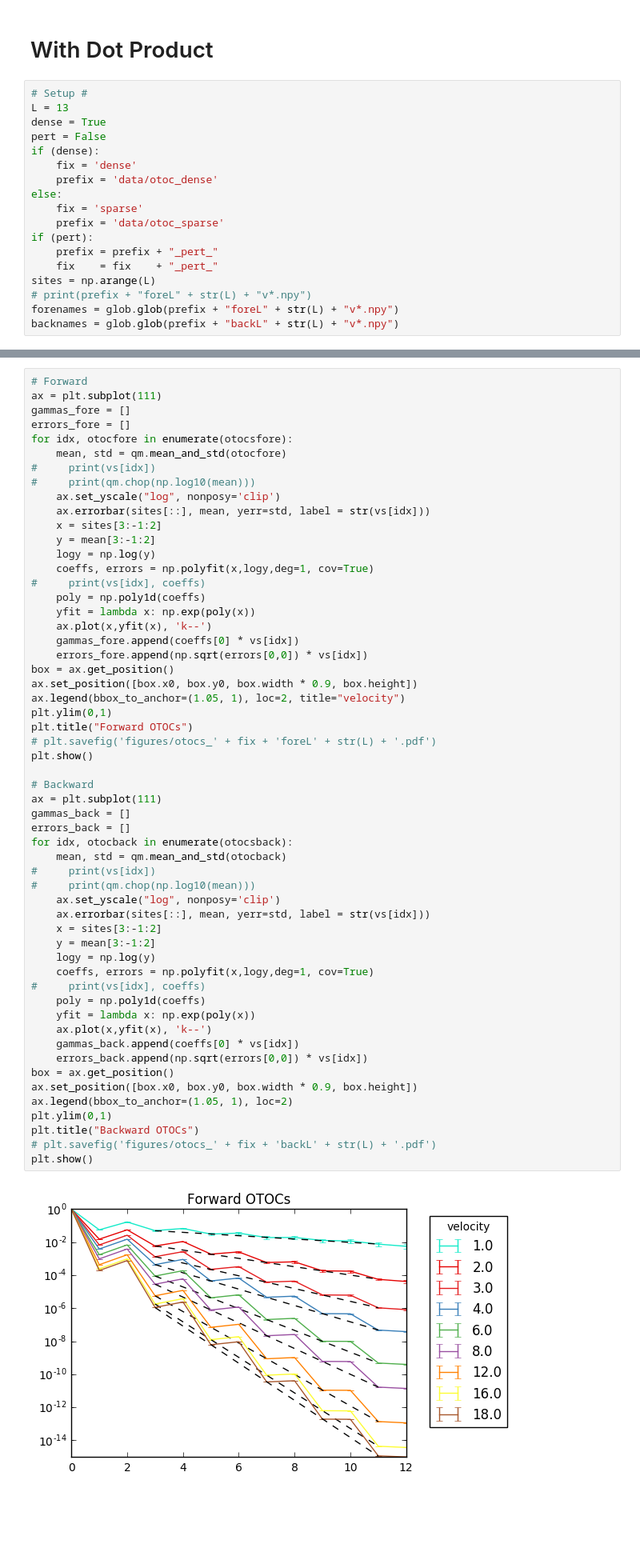
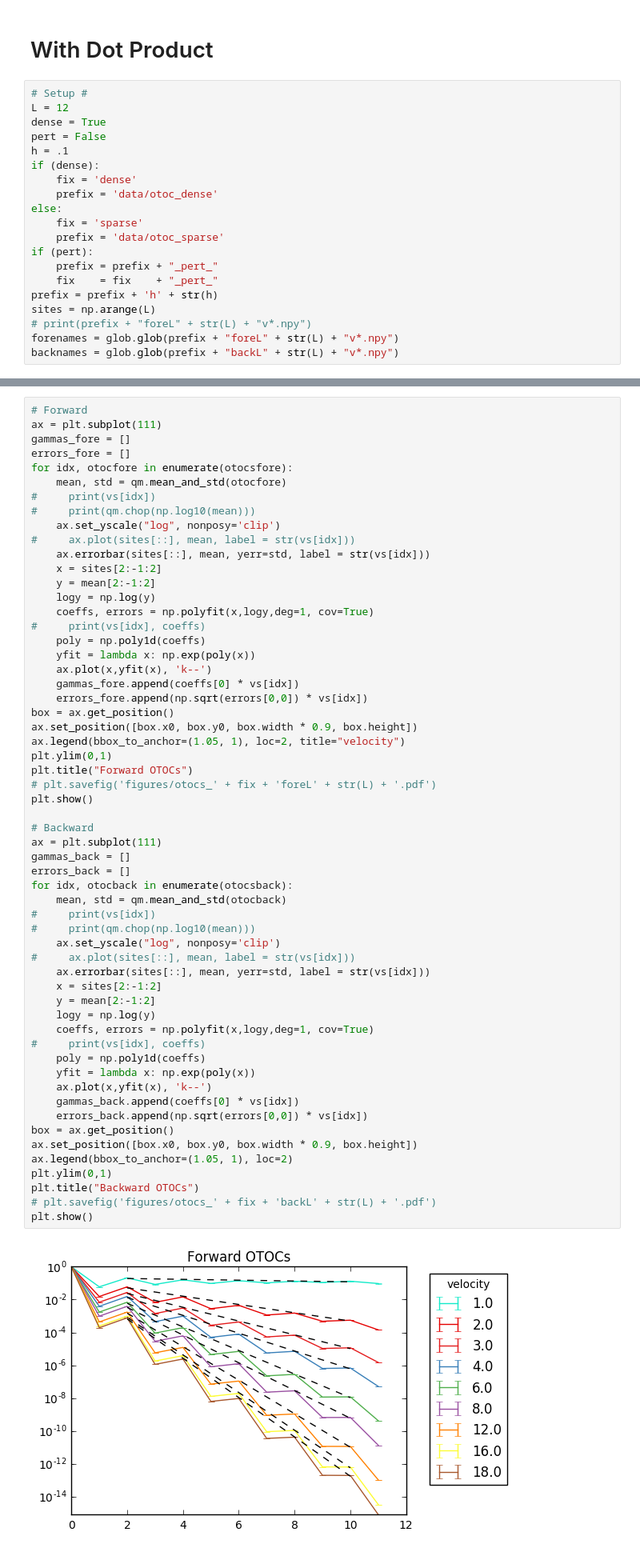
Before and after one commit to cnstahl/Asymmetric, a Jupyter notebook: python/Hamiltonian/OTOCs.ipynb, the cells around one changed output, grey strips where cells are left out. Shown: that part at 80% size. Drawn from its saved outputs; the diff is of its cells as text; blank space fills up the shorter version.

```diff
--- a/python/Hamiltonian/OTOCs.ipynb
+++ b/python/Hamiltonian/OTOCs.ipynb
@@ -13,9 +13,10 @@ sns.set_palette(sns.xkcd_palette(colors)+sns.color_palette("Set1", 9))
 # With Dot Product
 # %%
 # Setup #
-L = 13
+L = 12
 dense = True
 pert = False
+h = .1
 if (dense):
     fix = 'dense'
     prefix = 'data/otoc_dense'
@@ -25,6 +26,7 @@ else:
 if (pert):
     prefix = prefix + "_pert_"
     fix    = fix    + "_pert_"
+prefix = prefix + 'h' + str(h)
 sites = np.arange(L)
 # print(prefix + "foreL" + str(L) + "v*.npy")
 forenames = glob.glob(prefix + "foreL" + str(L) + "v*.npy")
@@ -57,9 +59,10 @@ for idx, otocfore in enumerate(otocsfore):
 #     print(vs[idx])
 #     print(qm.chop(np.log10(mean)))
     ax.set_yscale("log", nonposy='clip')
+#     ax.plot(sites[::], mean, label = str(vs[idx]))
     ax.errorbar(sites[::], mean, yerr=std, label = str(vs[idx]))
-    x = sites[3:-1:2]
-    y = mean[3:-1:2]
+    x = sites[2:-1:2]
+    y = mean[2:-1:2]
     logy = np.log(y)
     coeffs, errors = np.polyfit(x,logy,deg=1, cov=True)
 #     print(vs[idx], coeffs)
@@ -75,33 +78,34 @@ plt.ylim(0,1)
 plt.title("Forward OTOCs")
 # plt.savefig('figures/otocs_' + fix + 'foreL' + str(L) + '.pdf')
 plt.show()
 
 # Backward
 ax = plt.subplot(111)
 gammas_back = []
 errors_back = []
 for idx, otocback in enumerate(otocsback):
     mean, std = qm.mean_and_std(otocback)
 #     print(vs[idx])
 #     print(qm.chop(np.log10(mean)))
     ax.set_yscale("log", nonposy='clip')
+#     ax.plot(sites[::], mean, label = str(vs[idx]))
     ax.errorbar(sites[::], mean, yerr=std, label = str(vs[idx]))
-    x = sites[3:-1:2]
-    y = mean[3:-1:2]
+    x = sites[2:-1:2]
+    y = mean[2:-1:2]
     logy = np.log(y)
     coeffs, errors = np.polyfit(x,logy,deg=1, cov=True)
 #     print(vs[idx], coeffs)
     poly = np.poly1d(coeffs)
     yfit = lambda x: np.exp(poly(x))
     ax.plot(x,yfit(x), 'k--')
     gammas_back.append(coeffs[0] * vs[idx])
     errors_back.append(np.sqrt(errors[0,0]) * vs[idx])
 box = ax.get_position()
 ax.set_position([box.x0, box.y0, box.width * 0.9, box.height])
 ax.legend(bbox_to_anchor=(1.05, 1), loc=2)
 plt.ylim(0,1)
 plt.title("Backward OTOCs")
 # plt.savefig('figures/otocs_' + fix + 'backL' + str(L) + '.pdf')
 plt.show()
 # %% [output]
-[figure, old version]
+[figure, new version]
```
Also changed, not shown: parts of 3 cells of this notebook, 3 other files.
